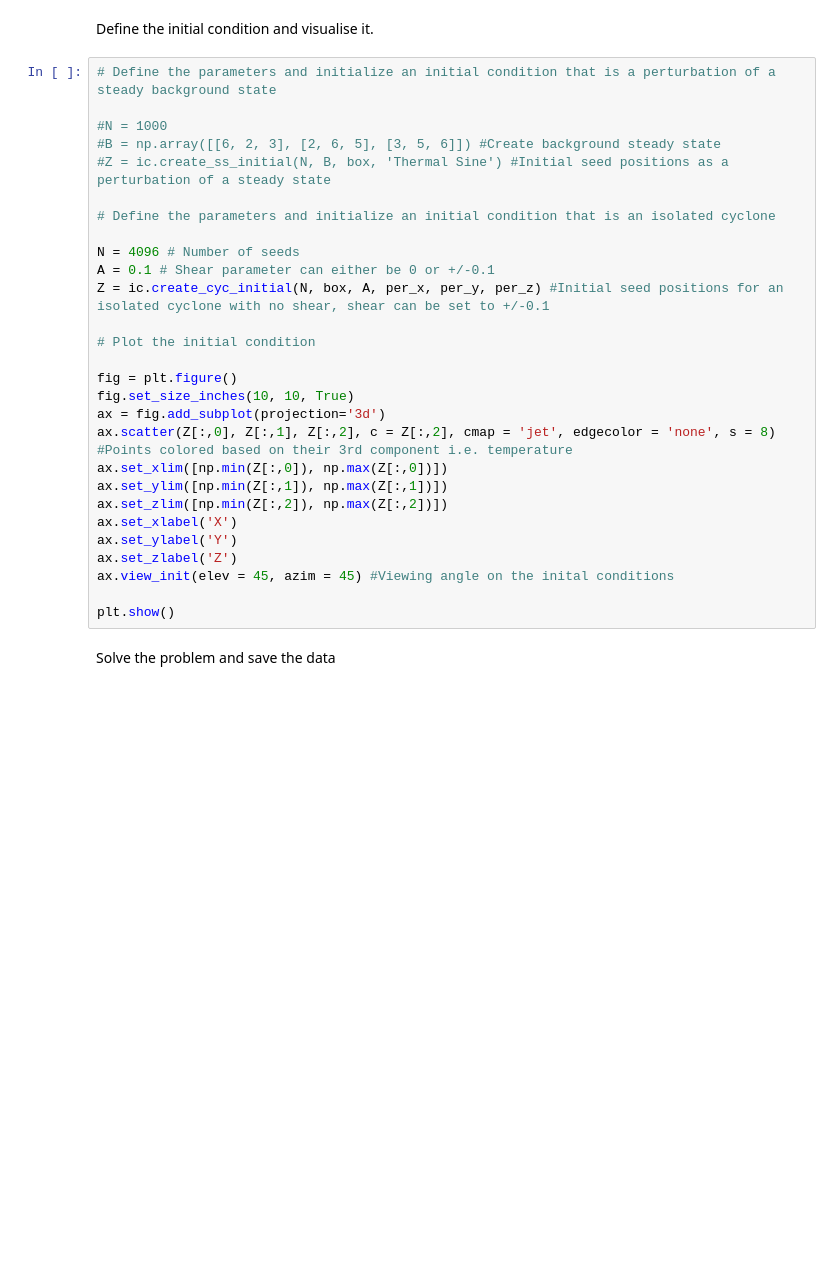
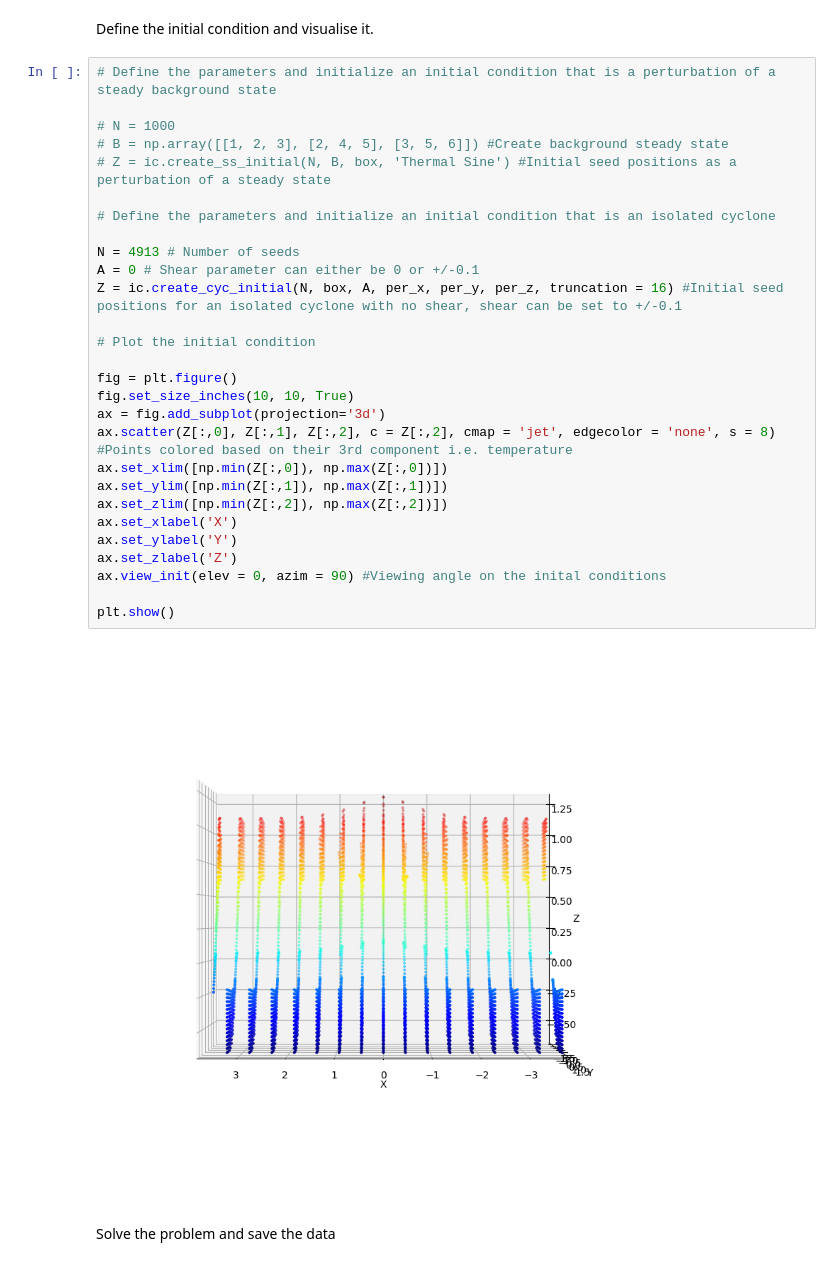
Before and after one commit to thelavier/3DIncompressibleSG, a Jupyter notebook: RunCode.ipynb, the cells around one changed output. Saved outputs shown, nothing was run; the diff lists cells and outputs as text; blank space fills up the shorter version.

Commit message:
Simplified implementation of initial conditions

```diff
--- a/RunCode.ipynb
+++ b/RunCode.ipynb
@@ -27,31 +24,33 @@ Define the initial condition and visualise it.
 # %%
 # Define the parameters and initialize an initial condition that is a perturbation of a steady background state
 
-#N = 1000
-#B = np.array([[6, 2, 3], [2, 6, 5], [3, 5, 6]]) #Create background steady state
-#Z = ic.create_ss_initial(N, B, box, 'Thermal Sine') #Initial seed positions as a perturbation of a steady state
+# N = 1000
+# B = np.array([[1, 2, 3], [2, 4, 5], [3, 5, 6]]) #Create background steady state
+# Z = ic.create_ss_initial(N, B, box, 'Thermal Sine') #Initial seed positions as a perturbation of a steady state
 
 # Define the parameters and initialize an initial condition that is an isolated cyclone
 
-N = 4096 # Number of seeds
-A = 0.1 # Shear parameter can either be 0 or +/-0.1
-Z = ic.create_cyc_initial(N, box, A, per_x, per_y, per_z) #Initial seed positions for an isolated cyclone with no shear, shear can be set to +/-0.1
+N = 4913 # Number of seeds
+A = 0 # Shear parameter can either be 0 or +/-0.1
+Z = ic.create_cyc_initial(N, box, A, per_x, per_y, per_z, truncation = 16) #Initial seed positions for an isolated cyclone with no shear, shear can be set to +/-0.1
 
 # Plot the initial condition
 
 fig = plt.figure()
 fig.set_size_inches(10, 10, True)
 ax = fig.add_subplot(projection='3d')
 ax.scatter(Z[:,0], Z[:,1], Z[:,2], c = Z[:,2], cmap = 'jet', edgecolor = 'none', s = 8) #Points colored based on their 3rd component i.e. temperature
 ax.set_xlim([np.min(Z[:,0]), np.max(Z[:,0])])
 ax.set_ylim([np.min(Z[:,1]), np.max(Z[:,1])])
 ax.set_zlim([np.min(Z[:,2]), np.max(Z[:,2])])
 ax.set_xlabel('X')
 ax.set_ylabel('Y')
 ax.set_zlabel('Z')
-ax.view_init(elev = 45, azim = 45) #Viewing angle on the inital conditions
+ax.view_init(elev = 0, azim = 90) #Viewing angle on the inital conditions
 
 plt.show()
+# %% [output]
+[figure, added]
 # %% [markdown]
 Solve the problem and save the data
 # %%
```
Also changed, not shown: parts of 4 cells of this notebook, 6 other files.
